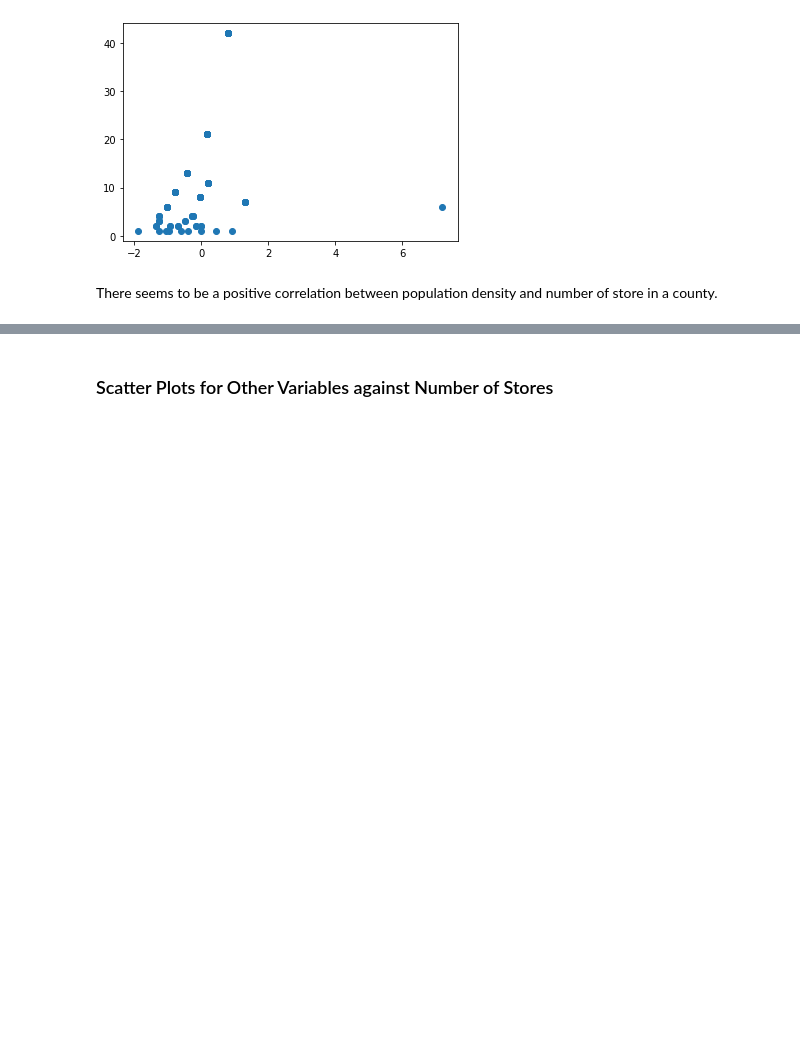
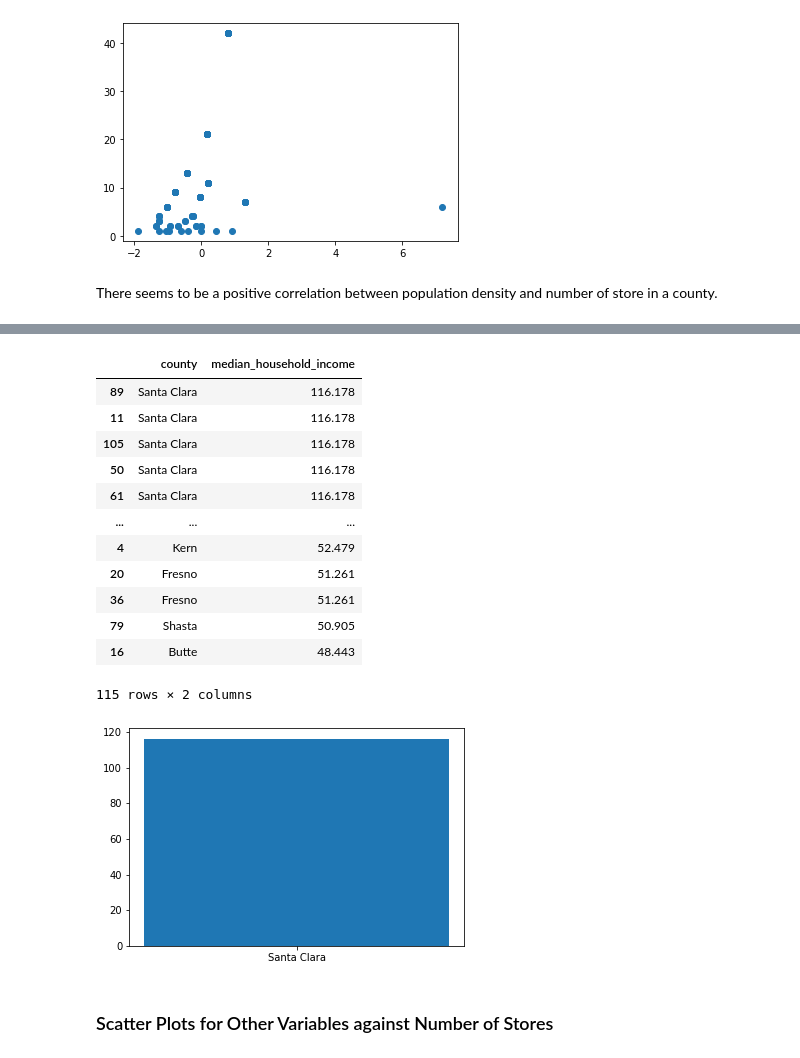
Before and after one commit to jordanchow1/tj_locations, a Jupyter notebook: visualization.ipynb, the cells around one changed output, grey strips where cells are left out. Drawn from its saved outputs; the diff is of its cells as text; code cells hidden in the pictures; blank space fills up the shorter version.

```diff
--- a/visualization.ipynb
+++ b/visualization.ipynb
@@ -179,3 +225,22 @@ Index(['name', 'num_stores', 'county', 'land_area', 'FIPS', 'Total.Pop',
+# %%
+d = df_county.sort_values(by='median_household_income', ascending=False)
+plt.bar(d['county'].head(5), d['median_household_income'].head(5))
+d[['county','median_household_income']]
+# %% [output]
+|  | county | median_household_income |
+| 89 | Santa Clara | 116.178 |
+| 11 | Santa Clara | 116.178 |
+| 105 | Santa Clara | 116.178 |
+| 50 | Santa Clara | 116.178 |
+| 61 | Santa Clara | 116.178 |
+| ... | ... | ... |
+| 4 | Kern | 52.479 |
+| 20 | Fresno | 51.261 |
+| 36 | Fresno | 51.261 |
+| 79 | Shasta | 50.905 |
+| 16 | Butte | 48.443 |
+115 rows × 2 columns
+[figure, added]
 # %% [markdown]
 ### Scatter Plots for Other Variables against Number of Stores
 # %%
```
Also changed, not shown: parts of 14 cells of this notebook, 8 other files.
